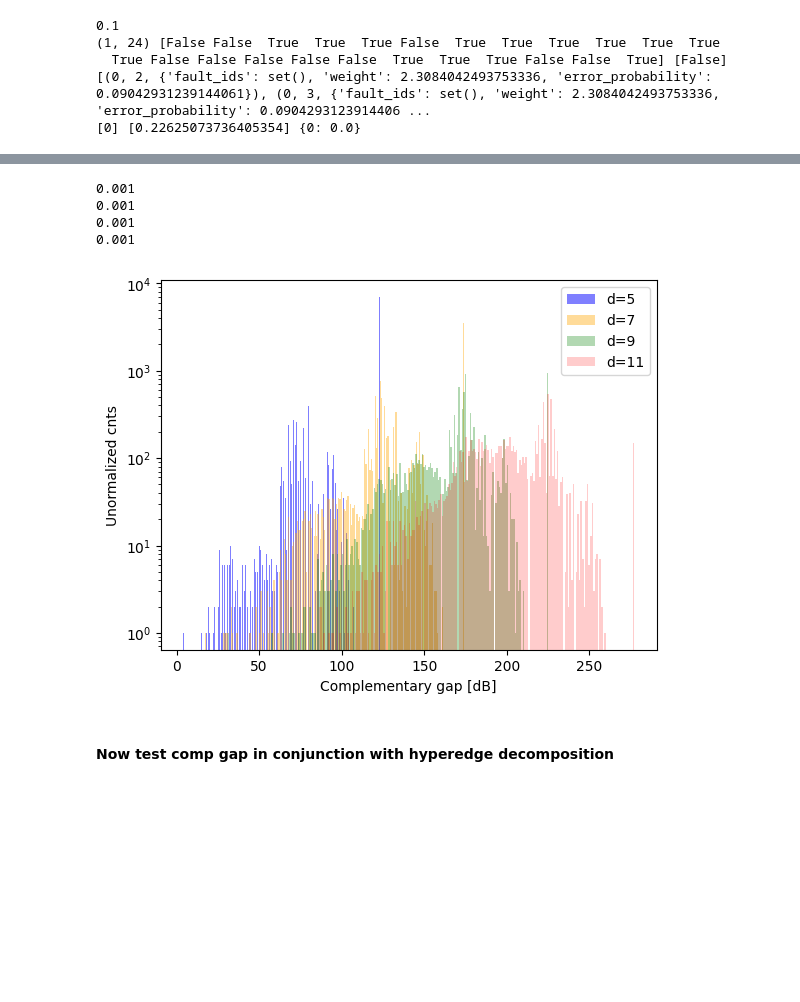
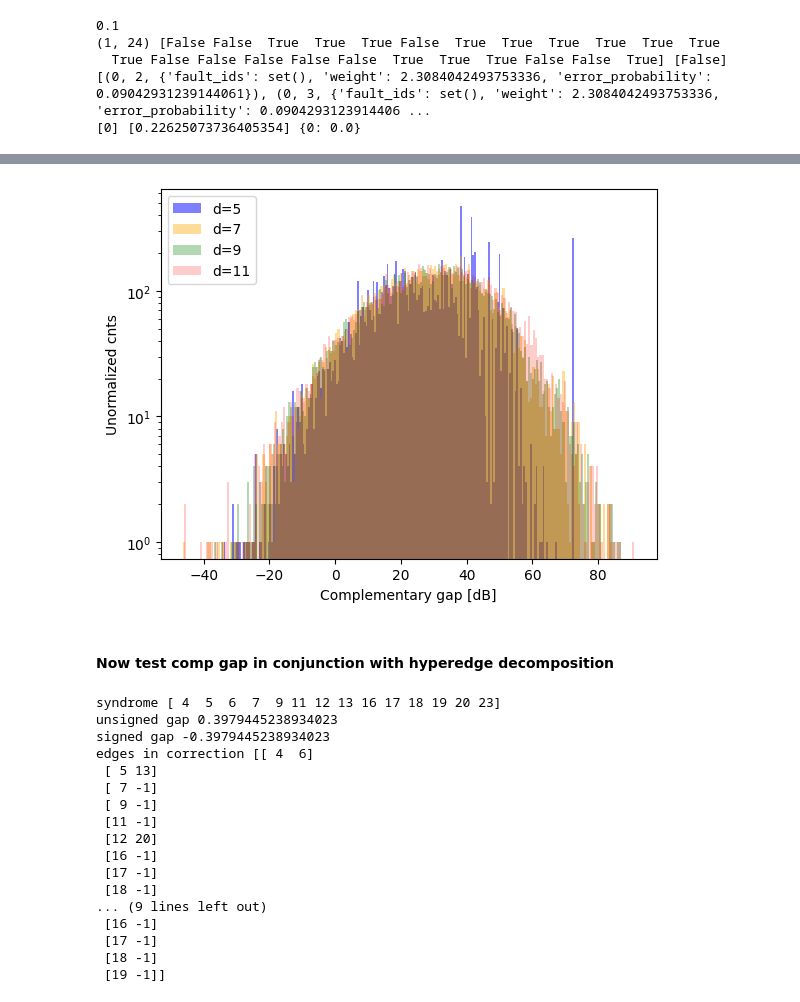
Before and after one commit to acatspirit/correlated_error_biased_noise, a Jupyter notebook: surface_code_circuit_scratch.ipynb, the cells around one changed output, grey strips where cells are left out. Saved outputs shown, nothing was run; the diff lists cells and outputs as text; code cells hidden in the pictures; blank space fills up the shorter version.

Commit message:
methinks a logically consistent verion of the get_complementary correction, now with signed gap < 0 ==> MWPM failure,  magnitude is decoder confidence

```diff
--- a/surface_code_circuit_scratch.ipynb
+++ b/surface_code_circuit_scratch.ipynb
@@ -2966,6 +2966,12 @@ def run_gap_conditioned_PL_parallel(p=0.001,pG=0.001,num_shots=10**6,rounds_per_
         circuit = circuit_obj.make_elongated_circuit_from_parity(before_measure_flip=0, before_measure_pauli_channel=0, after_clifford_depolarization=p,
                                                          before_round_data_pauli_channel=p, between_round_idling_pauli_channel=0, idling_dephasing=0,
                                                          CD_type = CD_type)
+        eva_circuit = construct_rotated_surf_code_circ(d,10*d,p,p)
+        eva_dem = eva_circuit.detector_error_model(decompose_errors=True, approximate_disjoint_errors=True,flatten_loops=True)
+        _,_,X_det_inds_LB,X_det_inds_RB,_,_ = get_detector_inds_for_sc(d,10*d)
+        matching_eva = Matching.from_detector_error_model(eva_dem)
+        corr_decoder.get
+
 
         sampler = circuit.compile_detector_sampler()
 
@@ -3042,43 +3048,99 @@ cnt=0
 mem_type="Z"
 for d in ds:
 
     circuit_obj = CDCompassCodeCircuit(d,l,eta,mem_type)
     corr_decoder = CorrelatedDecoder(eta,d,l,"CORR_XZ", mem_type=mem_type)
 
     rds                         = d
-    p                           = 0.001
-    pG                          = 0.001
+    p                           = 0.01
+    pG                          = 0.01
     num_shots                   = 10**4
     circuit                     = circuit_obj.make_elongated_circuit_from_parity(before_measure_flip=0, before_measure_pauli_channel=0, after_clifford_depolarization=p,
                                                          before_round_data_pauli_channel=p, between_round_idling_pauli_channel=0, idling_dephasing=0,
                                                          CD_type = CD_type)
     sampler                     = circuit.compile_detector_sampler()
     detection_events, obs_flips = sampler.sample(shots=num_shots,separate_observables=True)
 
     dem = circuit.detector_error_model(decompose_errors=True, flatten_loops=True, approximate_disjoint_errors=True)
     # matching = Matching.from_detector_error_model(dem)
 
     # xlb_nodes,xrb_nodes,zlb_nodes,zrb_nodes = corr_decoder.get_LB_RB_nodes(dem)
 
     # _,Signed_Gap,_ = get_complementary_gap_my_SC(matching,detection_events,obs_flips,zlb_nodes,zrb_nodes)
     gap,Signed_Gap,_ = corr_decoder.get_complementary_gap(dem, detection_events, obs_flips)
-    plt.hist(gap,bins=200,color=colors[cnt],label=f"d={d}",alpha=alphas[cnt])
+    plt.hist(Signed_Gap,bins=200,color=colors[cnt],label=f"d={d}",alpha=alphas[cnt])
 
     plt.xlabel('Complementary gap [dB]')
     plt.ylabel('Unormalized cnts')
     plt.legend()
     cnt+=1
 
 
 plt.yscale('log')
 # %% [output]
-0.001
-0.001
-0.001
-0.001
-[figure, old version]
+[figure, new version]
 # %% [markdown]
 #### Now test comp gap in conjunction with hyperedge decomposition
+# %%
+import matplotlib.pyplot as plt
+from clifford_deformed_cc_circuit import CDCompassCodeCircuit
+from compass_code_correlated_error import CorrelatedDecoder
+import stim
+from pymatching import Matching
+import numpy as np
+
+
+d=3
+eta=0.5
+l=2
+p=0.1
+mem_type = "X" # basis to measure
+dec_order="CORR_XZ" # order of decoding
+CD_type = "SC"
+num_shots = 1
+
+circuit_obj = CDCompassCodeCircuit(d,l,eta,mem_type)
+corr_decoder = CorrelatedDecoder(eta,d,l,corr_type=dec_order, mem_type=mem_type)
+
+circuit = circuit_obj.make_elongated_circuit_from_parity(before_measure_flip=p,
+                                                         before_measure_pauli_channel=0,
+                                                         after_clifford_depolarization=p,
+                                                         before_round_data_pauli_channel=0,
+                                                         between_round_idling_pauli_channel=p,
+                                                         idling_dephasing=0,
+                                                         CD_type = CD_type)
+
+dem = circuit.detector_error_model(decompose_errors=True, flatten_loops=True, approximate_disjoint_errors=True)
+matching = Matching.from_detector_error_model(dem)
+sampler = circuit.compile_detector_sampler()
+syndrome, observable_flips = sampler.sample(shots=num_shots, separate_observables=True)
+
+signed_gap, edges_in_correction, edges_in_comp_correction = corr_decoder.get_complementary_correction(dem, syndrome, observable_flips)
+
+print(f"syndrome {np.where(syndrome[0])[0]}")
+# print(f"unsigned gap {unsigned_gap}")
+print(f"signed gap {signed_gap}")
+# print(f"edges in the regular correction {edges_in_reg_correction}")
+print(f"edges in correction {edges_in_correction}")
+print(f"edges in complementary correction {edges_in_comp_correction}")
+# %% [output]
+syndrome [ 4  5  6  7  9 11 12 13 16 17 18 19 20 23]
+unsigned gap 0.3979445238934023
+signed gap -0.3979445238934023
+edges in correction [[ 4  6]
+ [ 5 13]
+ [ 7 -1]
+ [ 9 -1]
+ [11 -1]
+ [12 20]
+ [16 -1]
+ [17 -1]
+ [18 -1]
+... (9 lines left out)
+ [16 -1]
+ [17 -1]
+ [18 -1]
+ [19 -1]]
 # %%
 import matplotlib.pyplot as plt
 from clifford_deformed_cc_circuit import CDCompassCodeCircuit
```
Also changed, not shown: parts of 1 cell of this notebook, 2 other files.
